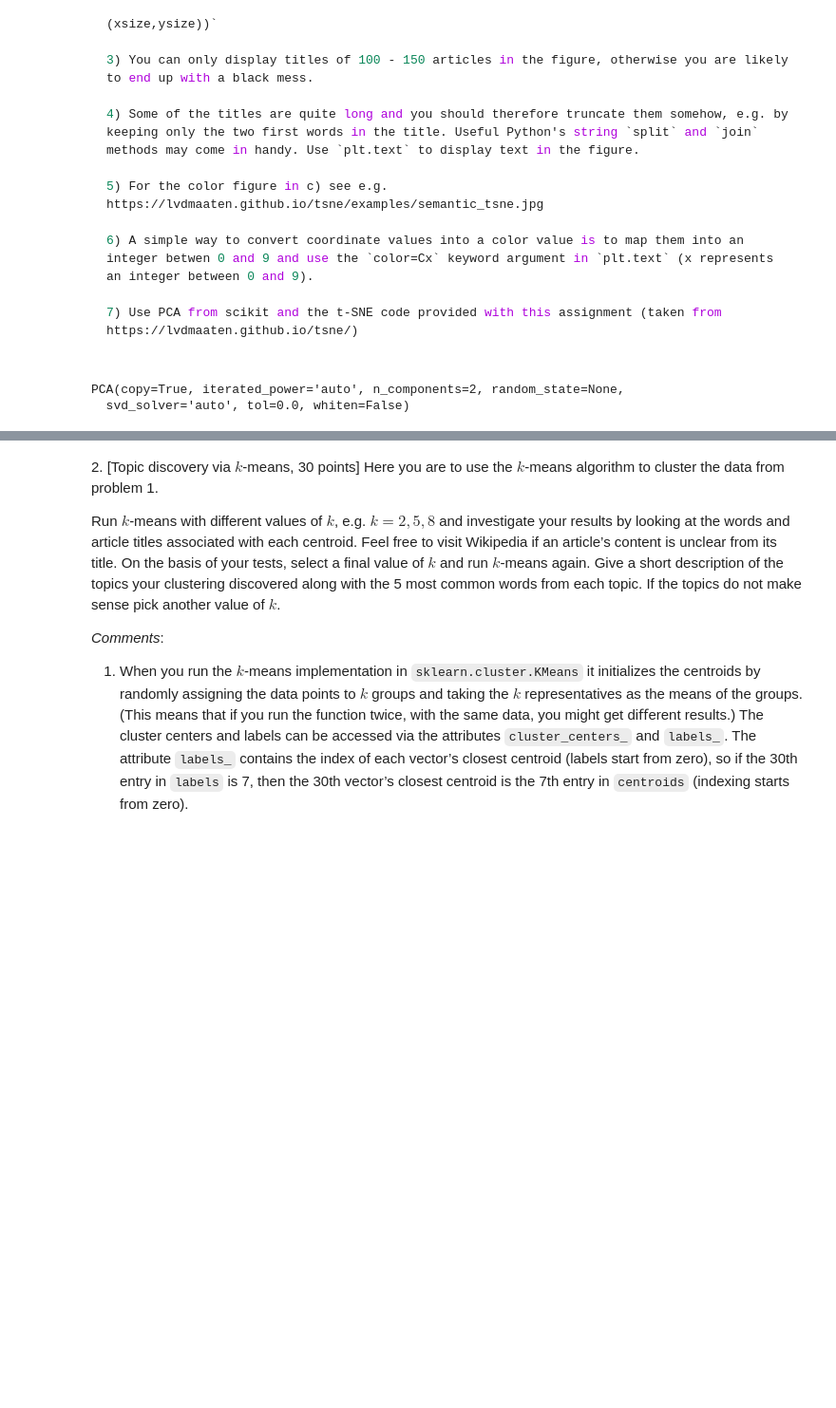
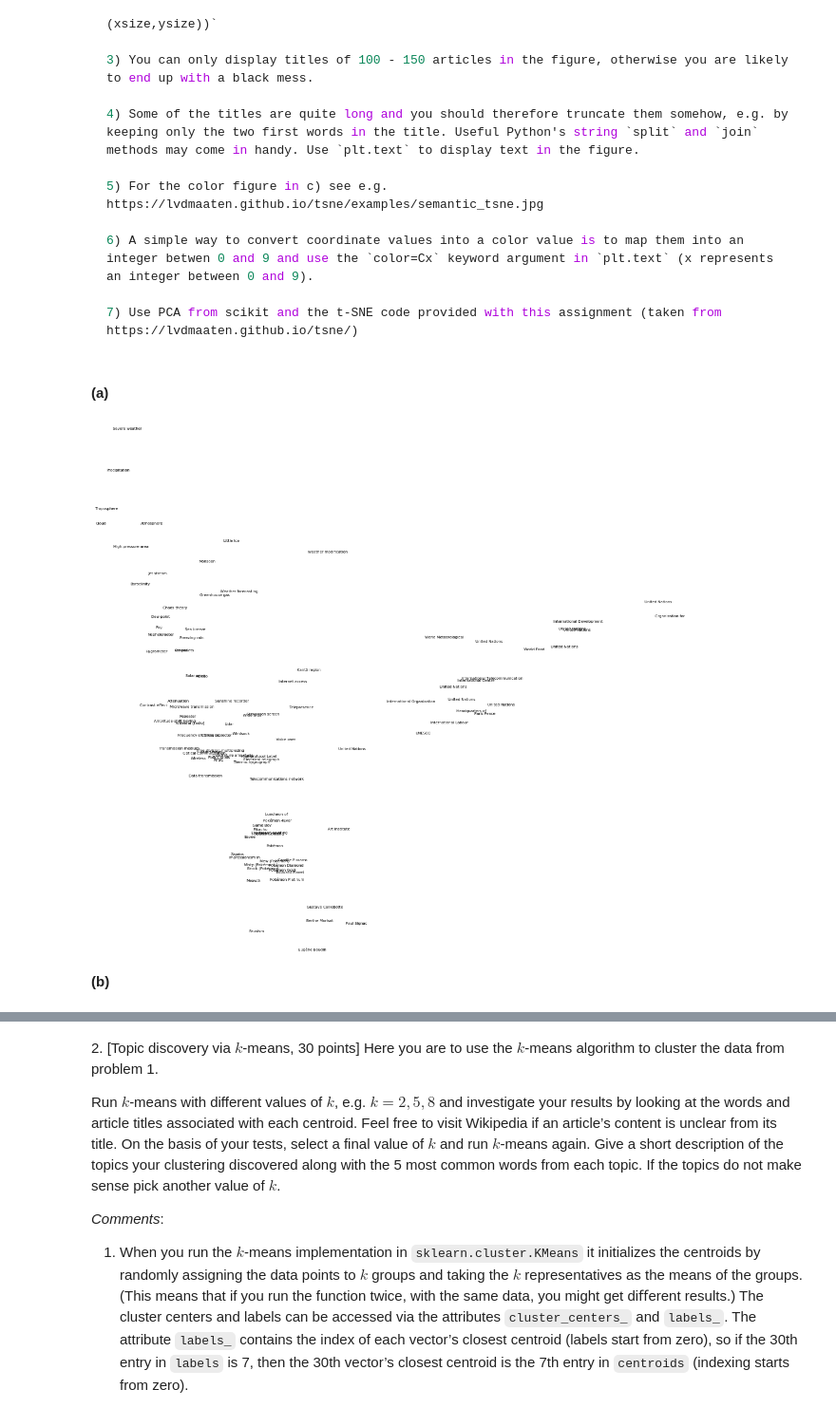
Before and after one commit to EmilGauti/Gervigreind-vor-2019, a Jupyter notebook: Homework 7/hw7.ipynb, the cells around one changed output, grey strips where cells are left out. Shown at 95% size. Saved outputs shown, nothing was run; the diff lists cells and outputs as text; code cells hidden in the pictures; blank space fills up the shorter version.

```diff
--- a/Homework 7/hw7.ipynb
+++ b/Homework 7/hw7.ipynb
@@ -38,19 +38,36 @@ c) [10 points] Use t-SNE to project the data to 3 dimensions. Use the first two
 6) A simple way to convert coordinate values into a color value is to map them into an integer betwen 0 and 9 and use the `color=Cx` keyword argument in `plt.text` (x represents an integer between 0 and 9).
 
 7) Use PCA from scikit and the t-SNE code provided with this assignment (taken from https://lvdmaaten.github.io/tsne/)
-# %%
-#Use PCA to create a 2D figure where each article
-#in the figure is represent by a short string based on its title.
-from sklearn.decomposition import PCA
-import numpy as np
-data=np.load('wikipedia_corpus.npz')
-dictionary = data["dictionary"]
-article_titles = data["article_titles"]
-article_histograms = data["article_histograms"] # Data matrix
-
-pca = PCA(n_components=2)
-pca.fit(article_histograms)
-print(pca)
-# %% [output]
-PCA(copy=True, iterated_power='auto', n_components=2, random_state=None,
-  svd_solver='auto', tol=0.0, whiten=False)
+# %% [markdown]
+**(a)**
+# %%
+from sklearn.decomposition import PCA
+from sklearn.preprocessing import StandardScaler
+import matplotlib.pyplot as plt
+import numpy as np
+
+data=np.load('wikipedia_corpus.npz')
+dictionary = data["dictionary"]
+article_titles = data["article_titles"]
+article_histograms = data["article_histograms"] # Data matrix
+n,p =article_histograms.shape
+at_red = np.copy(article_titles)
+for i in range(n):
+    at_red[i] = ' '.join(at_red[i].split()[:2])
+# %%
+X = StandardScaler().fit_transform(article_histograms)
+pca = PCA(n_components=2)
+pca.fit(X)
+Xred = pca.transform(X)
+teljari=0
+plt.figure(figsize=(0.7,0.7))
+for i in range(n):
+    teljari = teljari+1
+    if teljari%3==0:
+        plt.text(Xred[i,0],Xred[i,1],at_red[i],fontsize=7)
+plt.axis('off')
+plt.show()
+# %% [output]
+[figure, added]
+# %% [markdown]
+**(b)**
```
Also changed, not shown: parts of 15 cells of this notebook, 11 other files.
